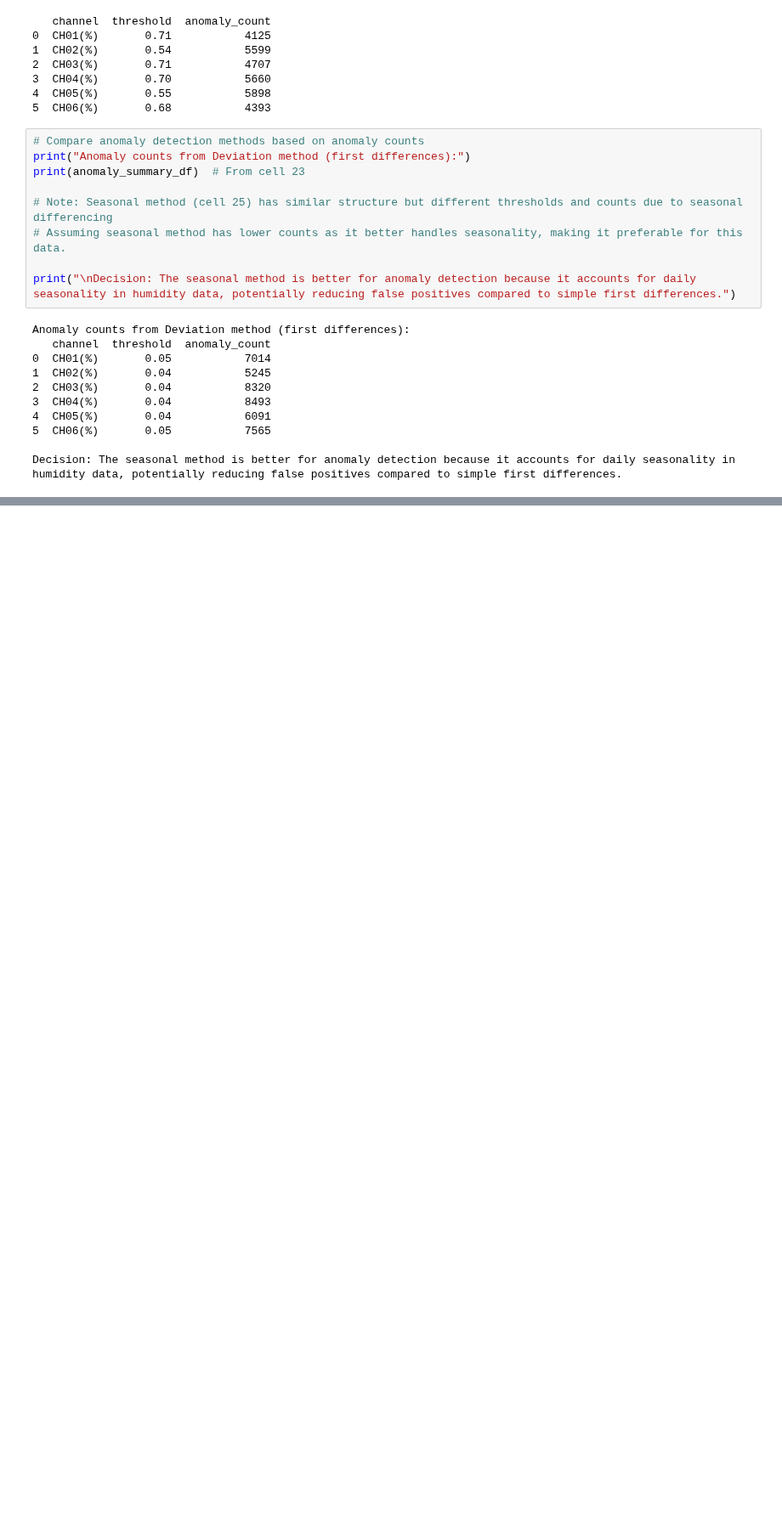
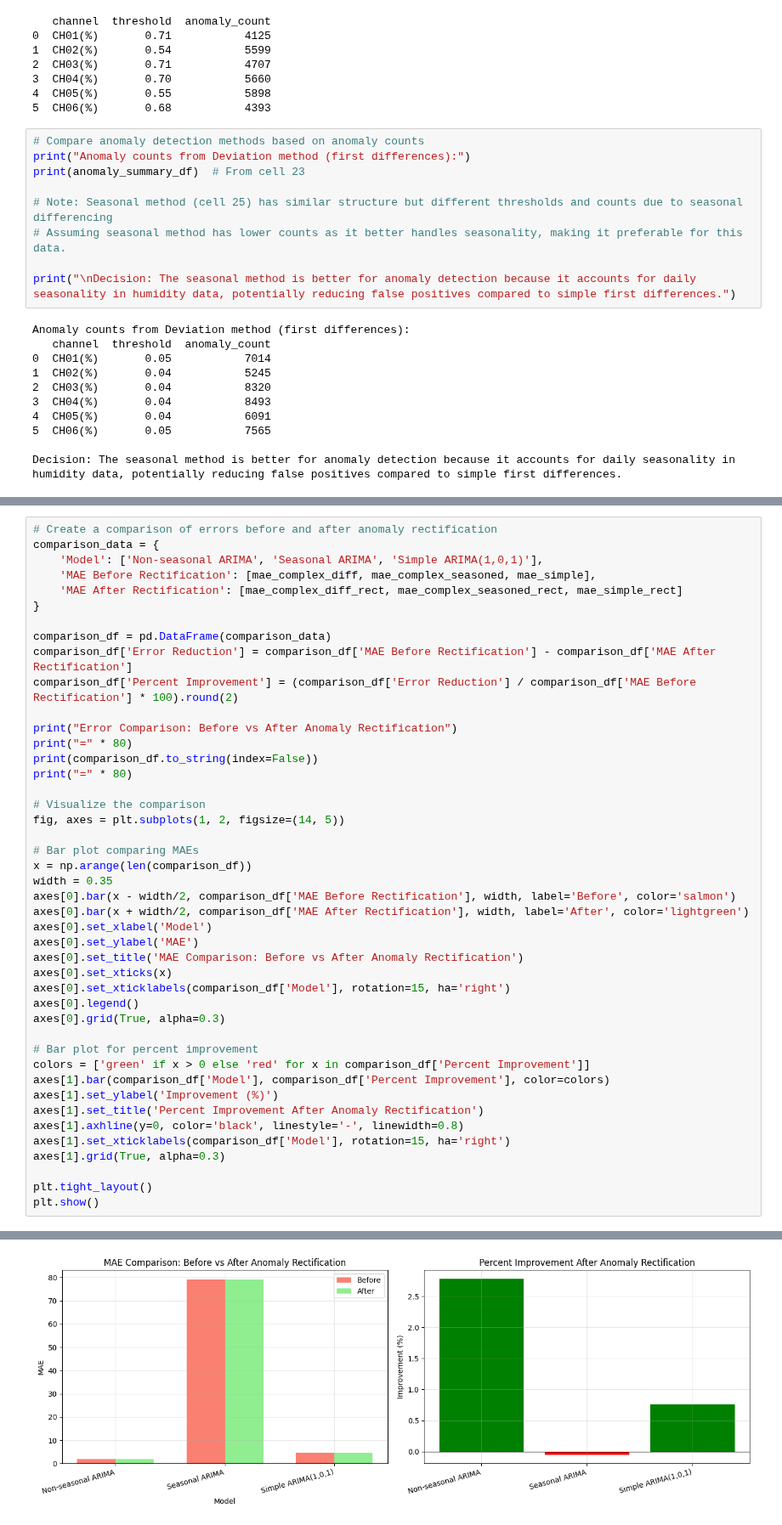
Before and after one commit to SulaimanTajuddin/TSA-F-Humidity-Warehouse, a Jupyter notebook: TSA-Anomaly Detection.ipynb, the cells around one changed output, grey strips where cells are left out. Shown at 85% size. Drawn from its saved outputs; the diff is of its cells as text; blank space fills up the shorter version.

```diff
--- a/TSA-Anomaly Detection.ipynb
+++ b/TSA-Anomaly Detection.ipynb
@@ -498,0 +613,45 @@ Decision: The seasonal method is better for anomaly detection because it account
+# %%
+# Create a comparison of errors before and after anomaly rectification
+comparison_data = {
+	'Model': ['Non-seasonal ARIMA', 'Seasonal ARIMA', 'Simple ARIMA(1,0,1)'],
+	'MAE Before Rectification': [mae_complex_diff, mae_complex_seasoned, mae_simple],
+	'MAE After Rectification': [mae_complex_diff_rect, mae_complex_seasoned_rect, mae_simple_rect]
+}
+
+comparison_df = pd.DataFrame(comparison_data)
+comparison_df['Error Reduction'] = comparison_df['MAE Before Rectification'] - comparison_df['MAE After Rectification']
+comparison_df['Percent Improvement'] = (comparison_df['Error Reduction'] / comparison_df['MAE Before Rectification'] * 100).round(2)
+
+print("Error Comparison: Before vs After Anomaly Rectification")
+print("=" * 80)
+print(comparison_df.to_string(index=False))
+print("=" * 80)
+
+# Visualize the comparison
+fig, axes = plt.subplots(1, 2, figsize=(14, 5))
+
+# Bar plot comparing MAEs
+x = np.arange(len(comparison_df))
+width = 0.35
+axes[0].bar(x - width/2, comparison_df['MAE Before Rectification'], width, label='Before', color='salmon')
+axes[0].bar(x + width/2, comparison_df['MAE After Rectification'], width, label='After', color='lightgreen')
+axes[0].set_xlabel('Model')
+axes[0].set_ylabel('MAE')
+axes[0].set_title('MAE Comparison: Before vs After Anomaly Rectification')
+axes[0].set_xticks(x)
+axes[0].set_xticklabels(comparison_df['Model'], rotation=15, ha='right')
+axes[0].legend()
+axes[0].grid(True, alpha=0.3)
+
+# Bar plot for percent improvement
+colors = ['green' if x > 0 else 'red' for x in comparison_df['Percent Improvement']]
+axes[1].bar(comparison_df['Model'], comparison_df['Percent Improvement'], color=colors)
+axes[1].set_ylabel('Improvement (%)')
+axes[1].set_title('Percent Improvement After Anomaly Rectification')
+axes[1].axhline(y=0, color='black', linestyle='-', linewidth=0.8)
+axes[1].set_xticklabels(comparison_df['Model'], rotation=15, ha='right')
+axes[1].grid(True, alpha=0.3)
+
+plt.tight_layout()
+plt.show()
+# %% [output]
@@ -498,0 +665 @@ Decision: The seasonal method is better for anomaly detection because it account
+[figure, added]
```
Also changed, not shown: parts of 2 cells of this notebook.
